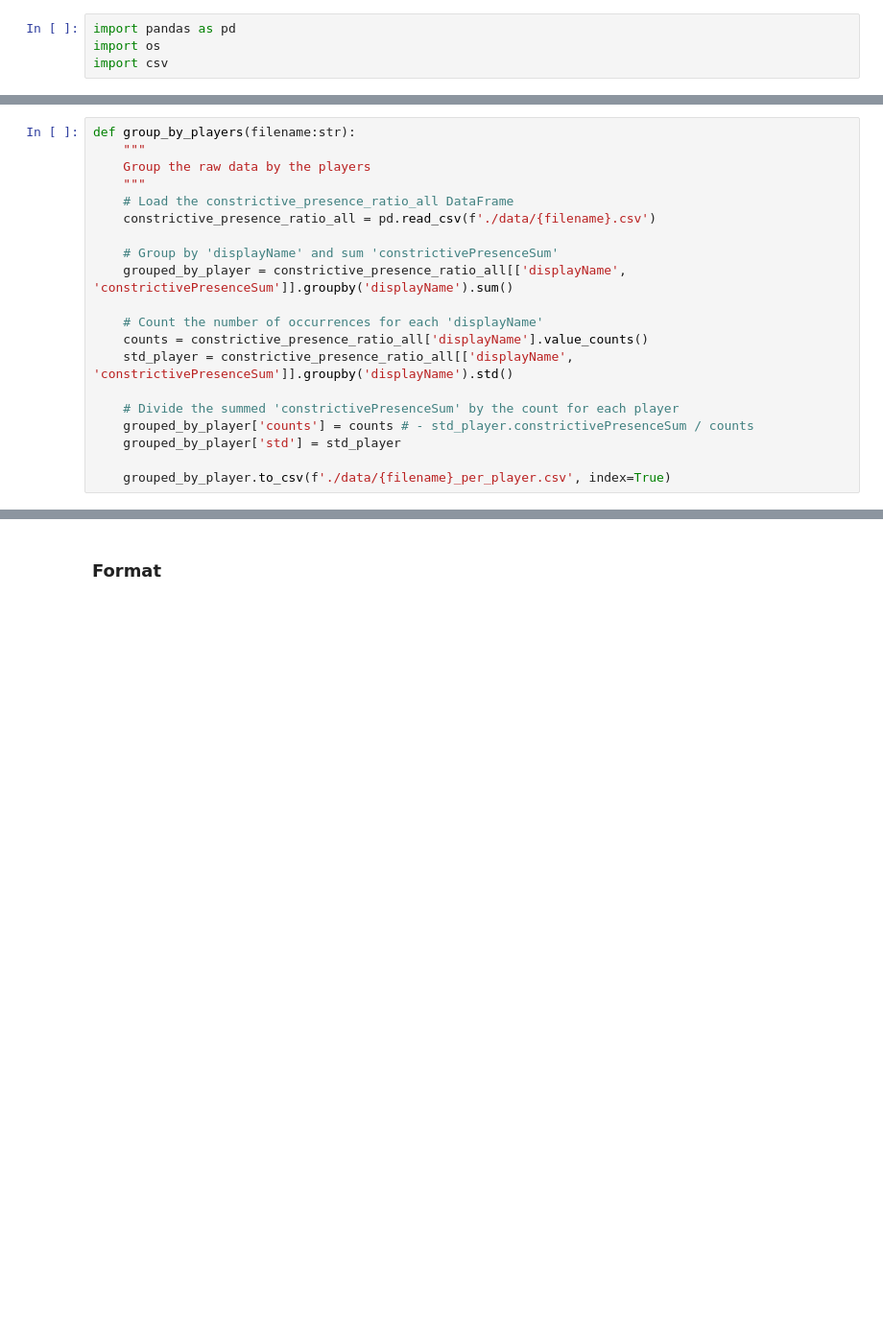
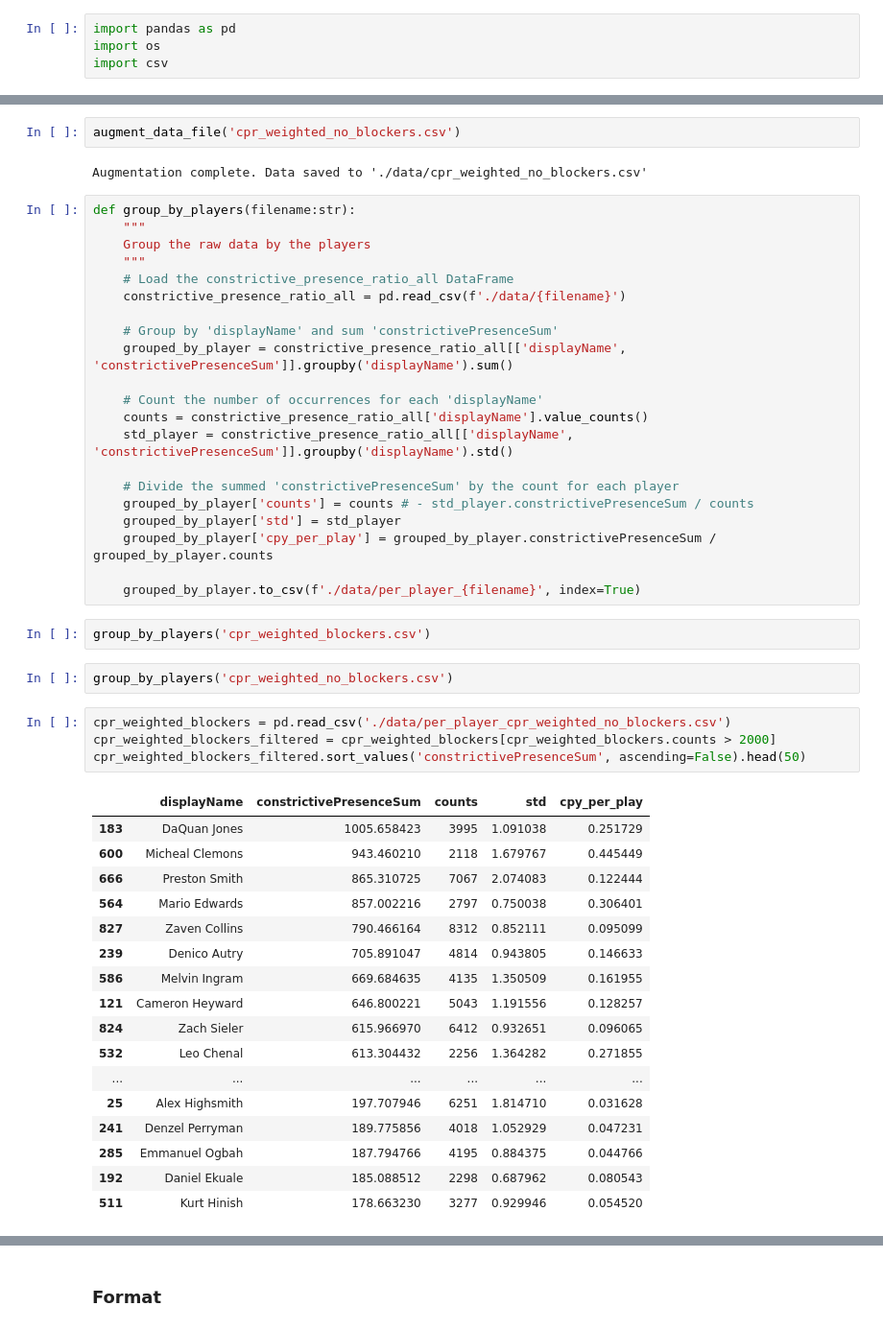
Before and after one commit to arham-habib/nfl-big-data-bowl-2024, a Jupyter notebook: constrictive_presence_ratio.ipynb, the cells around one changed output, grey strips where cells are left out. Shown at 96% size. Drawn from its saved outputs; the diff is of its cells as text; blank space fills up the shorter version.

Commit message:
constrictive presence ratio updated

```diff
--- a/constrictive_presence_ratio.ipynb
+++ b/constrictive_presence_ratio.ipynb
@@ -284,10 +315,14 @@ ValueError: You are trying to merge on object and int64 columns for key 'nflId'.
+# %%
+augment_data_file('cpr_weighted_no_blockers.csv')
+# %% [output]
+Augmentation complete. Data saved to './data/cpr_weighted_no_blockers.csv'
 # %%
 def group_by_players(filename:str):
     """
     Group the raw data by the players
     """
     # Load the constrictive_presence_ratio_all DataFrame
-    constrictive_presence_ratio_all = pd.read_csv(f'./data/{filename}.csv')
+    constrictive_presence_ratio_all = pd.read_csv(f'./data/{filename}')
 
     # Group by 'displayName' and sum 'constrictivePresenceSum'
     grouped_by_player = constrictive_presence_ratio_all[['displayName', 'constrictivePresenceSum']].groupby('displayName').sum()
@@ -299,5 +334,32 @@ def group_by_players(filename:str):
     # Divide the summed 'constrictivePresenceSum' by the count for each player
     grouped_by_player['counts'] = counts # - std_player.constrictivePresenceSum / counts
     grouped_by_player['std'] = std_player
+    grouped_by_player['cpy_per_play'] = grouped_by_player.constrictivePresenceSum / grouped_by_player.counts
 
-    grouped_by_player.to_csv(f'./data/{filename}_per_player.csv', index=True)
+    grouped_by_player.to_csv(f'./data/per_player_{filename}', index=True)
+# %%
+group_by_players('cpr_weighted_blockers.csv')
+# %%
+group_by_players('cpr_weighted_no_blockers.csv')
+# %%
+cpr_weighted_blockers = pd.read_csv('./data/per_player_cpr_weighted_no_blockers.csv')
+cpr_weighted_blockers_filtered = cpr_weighted_blockers[cpr_weighted_blockers.counts > 2000]
+cpr_weighted_blockers_filtered.sort_values('constrictivePresenceSum', ascending=False).head(50)
+# %% [output]
+|  | displayName | constrictivePresenceSum | counts | std | cpy_per_play |
+| 183 | DaQuan Jones | 1005.658423 | 3995 | 1.091038 | 0.251729 |
+| 600 | Micheal Clemons | 943.460210 | 2118 | 1.679767 | 0.445449 |
+| 666 | Preston Smith | 865.310725 | 7067 | 2.074083 | 0.122444 |
+| 564 | Mario Edwards | 857.002216 | 2797 | 0.750038 | 0.306401 |
+| 827 | Zaven Collins | 790.466164 | 8312 | 0.852111 | 0.095099 |
+| 239 | Denico Autry | 705.891047 | 4814 | 0.943805 | 0.146633 |
+| 586 | Melvin Ingram | 669.684635 | 4135 | 1.350509 | 0.161955 |
+| 121 | Cameron Heyward | 646.800221 | 5043 | 1.191556 | 0.128257 |
+| 824 | Zach Sieler | 615.966970 | 6412 | 0.932651 | 0.096065 |
+| 532 | Leo Chenal | 613.304432 | 2256 | 1.364282 | 0.271855 |
+| ... | ... | ... | ... | ... | ... |
+| 25 | Alex Highsmith | 197.707946 | 6251 | 1.814710 | 0.031628 |
+| 241 | Denzel Perryman | 189.775856 | 4018 | 1.052929 | 0.047231 |
+| 285 | Emmanuel Ogbah | 187.794766 | 4195 | 0.884375 | 0.044766 |
+| 192 | Daniel Ekuale | 185.088512 | 2298 | 0.687962 | 0.080543 |
+| 511 | Kurt Hinish | 178.663230 | 3277 | 0.929946 | 0.054520 |
```
Also changed, not shown: parts of 15 cells of this notebook, 3 other files.
